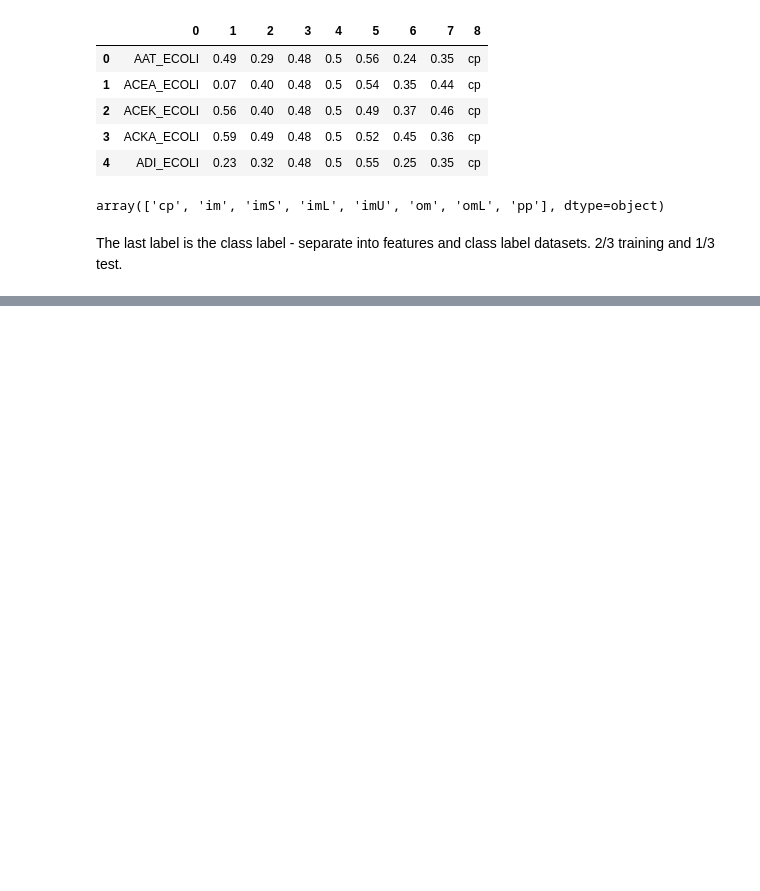
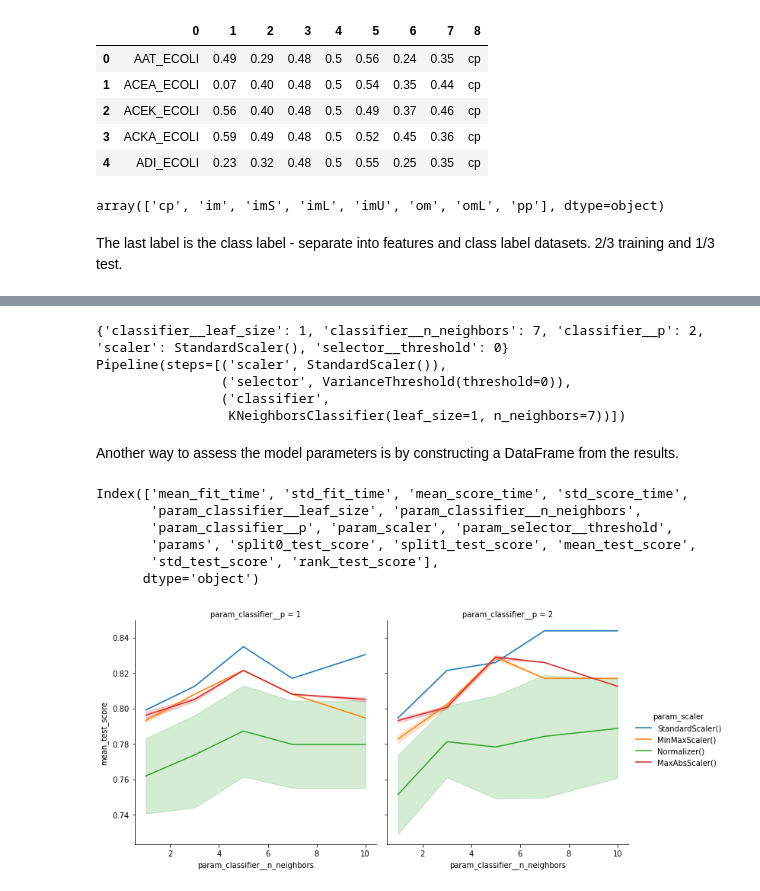
Before and after one commit to axbraae/ml_projects, a Jupyter notebook: sklearn_pipelines/mlm_example_tutorial.ipynb, the cells around one changed output, grey strips where cells are left out. Drawn from its saved outputs; the diff is of its cells as text; code cells hidden in the pictures; blank space fills up the shorter version.

```diff
--- a/sklearn_pipelines/mlm_example_tutorial.ipynb
+++ b/sklearn_pipelines/mlm_example_tutorial.ipynb
@@ -33,0 +66,5 @@ The last label is the class label - separate into features and class label datas
+# %%
+pipe.fit(X_train, y_train)
+
+print('Training set score: ' + str(pipe.score(X_train, y_train)))
+print('Test set score: ' + str(pipe.score(X_test, y_test)))
@@ -33,0 +76,7 @@ The last label is the class label - separate into features and class label datas
+# %%
+parameters = {'scaler': [StandardScaler(), MinMaxScaler(), Normalizer(), MaxAbsScaler()],
+'selector__threshold': [0, 0.001, 0.01],
+'classifier__n_neighbors': [1, 3, 5, 7, 10],
+'classifier__p': [1, 2],
+'classifier__leaf_size': [1, 5, 10, 15]
+}
@@ -33,0 +85,3 @@ The last label is the class label - separate into features and class label datas
+# %%
+grid = GridSearchCV(pipe, parameters, cv=2, scoring="accuracy")
+grid.fit(X_train, y_train)
@@ -33,0 +109,36 @@ The last label is the class label - separate into features and class label datas
+# %%
+# best set of parameters
+best_parameters = grid.best_params_
+print(best_parameters)
+
+# save the best model in best_pipe
+best_pipe = grid.best_estimator_
+print(best_pipe)
+# %% [output]
+{'classifier__leaf_size': 1, 'classifier__n_neighbors': 7, 'classifier__p': 2, 'scaler': StandardScaler(), 'selector__threshold': 0}
+Pipeline(steps=[('scaler', StandardScaler()),
+                ('selector', VarianceThreshold(threshold=0)),
+                ('classifier',
+                 KNeighborsClassifier(leaf_size=1, n_neighbors=7))])
+# %% [markdown]
+Another way to assess the model parameters is by constructing a DataFrame from the results.
+# %%
+results = DataFrame.from_dict(grid.cv_results_, orient='columns')
+print(results.columns)
+# %% [output]
+Index(['mean_fit_time', 'std_fit_time', 'mean_score_time', 'std_score_time',
+       'param_classifier__leaf_size', 'param_classifier__n_neighbors',
+       'param_classifier__p', 'param_scaler', 'param_selector__threshold',
+       'params', 'split0_test_score', 'split1_test_score', 'mean_test_score',
+       'std_test_score', 'rank_test_score'],
+      dtype='object')
+# %%
+sns.relplot(data=results,
+    kind='line',
+    x='param_classifier__n_neighbors',
+    y='mean_test_score',
+    hue='param_scaler',
+    col='param_classifier__p')
+plt.show()
+# %% [output]
+[figure, added]
```
Also changed, not shown: parts of 12 cells of this notebook, 2 other files.
